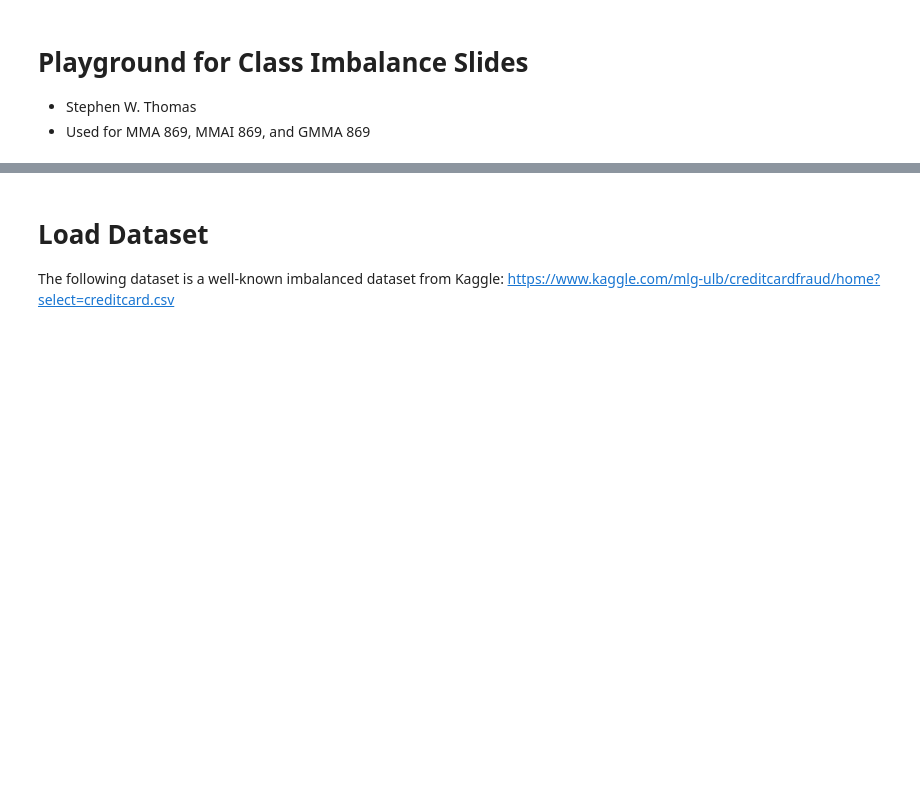
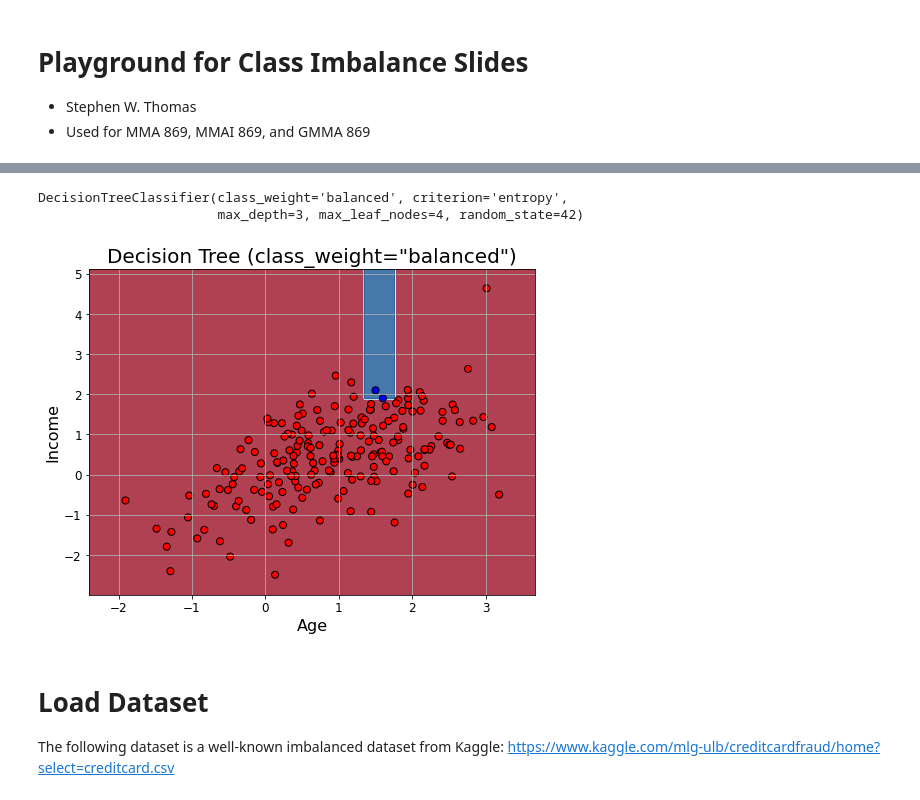
Before and after one commit to stepthom/869_course, a Jupyter notebook: imbalance/slides_imbalance.ipynb, the cells around one changed output, grey strips where cells are left out. Drawn from its saved outputs; the diff is of its cells as text; code cells hidden in the pictures; blank space fills up the shorter version.

```diff
--- a/imbalance/slides_imbalance.ipynb
+++ b/imbalance/slides_imbalance.ipynb
@@ -42,3 +83,21 @@ InteractiveShell.ast_node_interactivity = "all"
+# %%
+from sklearn.tree import DecisionTreeClassifier
+
+clf = DecisionTreeClassifier(random_state=42,
+                             criterion="entropy",
+                             class_weight="balanced",
+                             max_depth=3,
+                             max_leaf_nodes=4,
+                             )
+clf.fit(X, y)
+
+figure = plt.figure(figsize=(8, 6));
+ax = plt.subplot(1, 1, 1);
+plot_boundaries(X, y, clf, "Decision Tree (class_weight=\"balanced\")", "Age", "Income", ax)
+# %% [output]
+DecisionTreeClassifier(class_weight='balanced', criterion='entropy',
+                       max_depth=3, max_leaf_nodes=4, random_state=42)
+[figure, added]
 # %% [markdown]
 # Load Dataset
 
```
Also changed, not shown: parts of 23 cells of this notebook.
